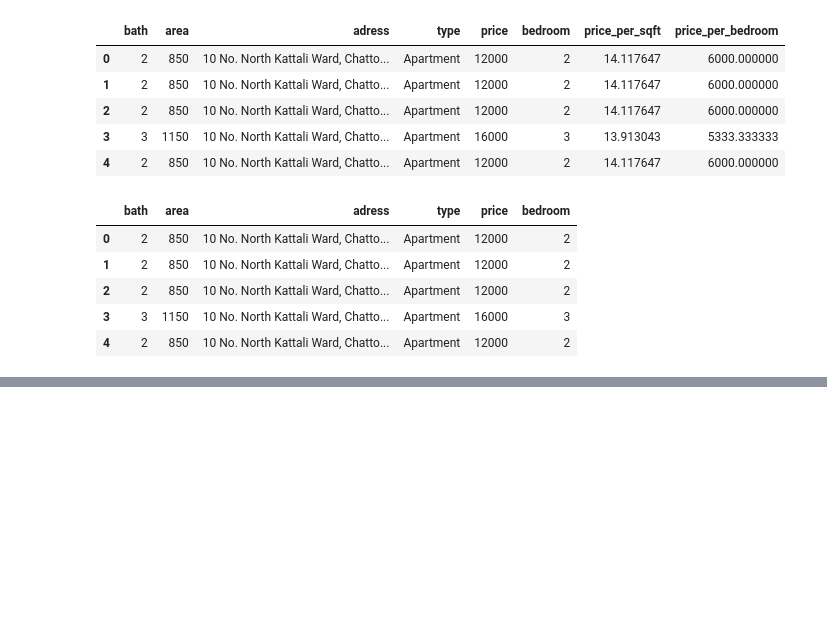
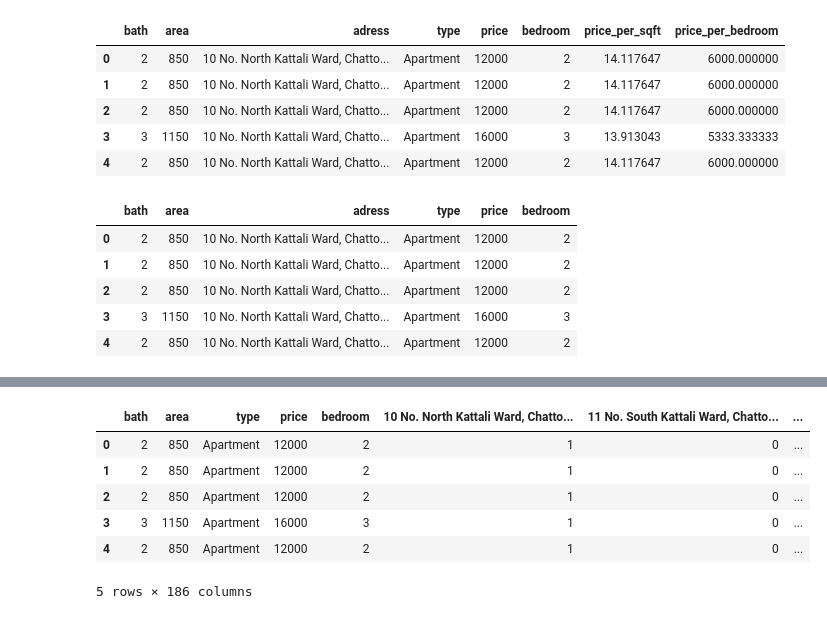
Before and after one commit to Abdullah-Nasir-Chowdhury/Bangladesh-Real-Estate-Rent-Analysis, a Jupyter notebook: RealEstateRentPrediction.ipynb, the cells around one changed output, grey strips where cells are left out. Saved outputs shown, nothing was run; the diff lists cells and outputs as text; code cells hidden in the pictures; blank space fills up the shorter version.

```diff
--- a/RealEstateRentPrediction.ipynb
+++ b/RealEstateRentPrediction.ipynb
@@ -685,0 +769,13 @@ df9.head()
+# %%
+# I did the above error to show that models can't read strings!
+# Now remove the series 'type' from your dataframe and try:
+
+df12.head()
+# %% [output]
+|  | bath | area | type | price | bedroom | 10 No. North Kattali Ward, Chatto... | 11 No. South Kattali Ward, Chatto... | ... |
+| 0 | 2 | 850 | Apartment | 12000 | 2 | 1 | 0 | ... |
+| 1 | 2 | 850 | Apartment | 12000 | 2 | 1 | 0 | ... |
+| 2 | 2 | 850 | Apartment | 12000 | 2 | 1 | 0 | ... |
+| 3 | 3 | 1150 | Apartment | 16000 | 3 | 1 | 0 | ... |
+| 4 | 2 | 850 | Apartment | 12000 | 2 | 1 | 0 | ... |
+5 rows × 186 columns
```
Also changed, not shown: parts of 24 cells of this notebook, 2 other files.
